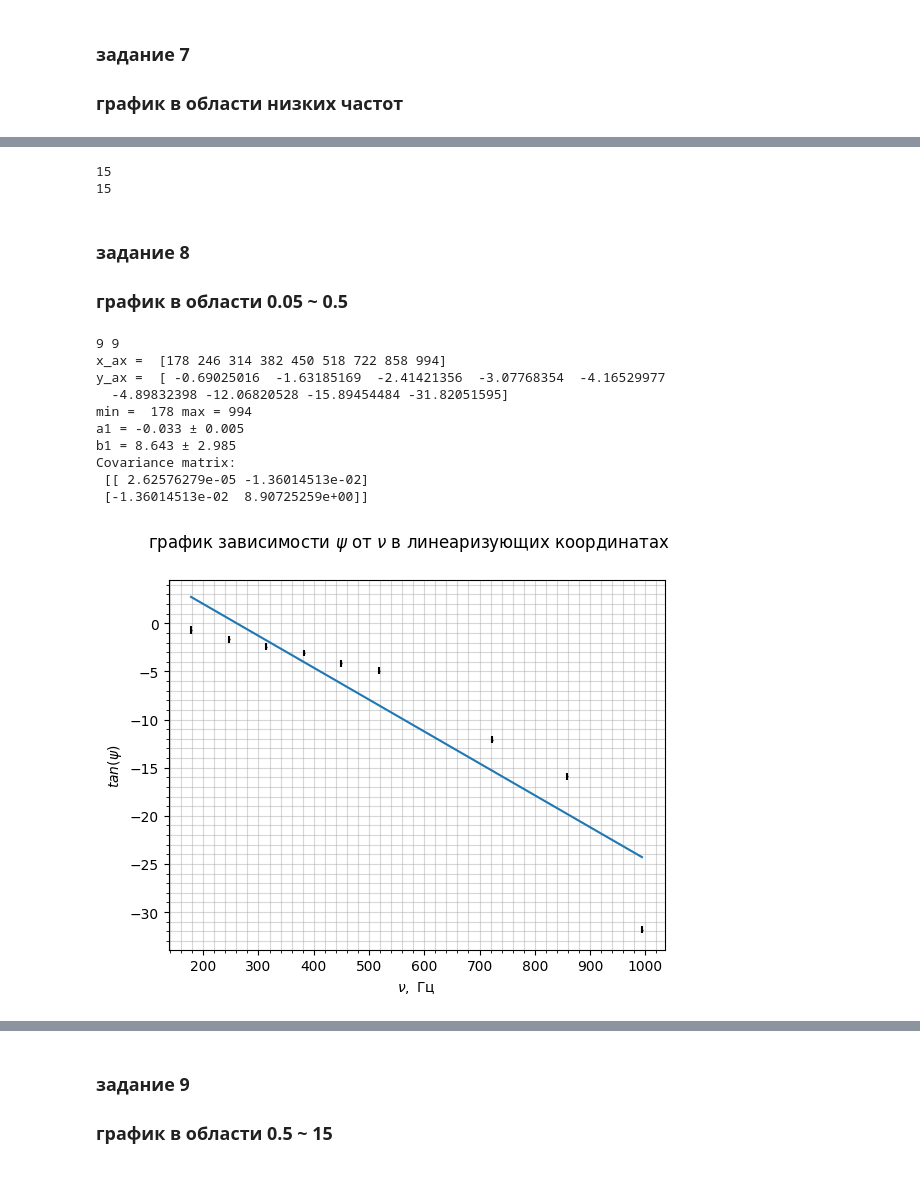
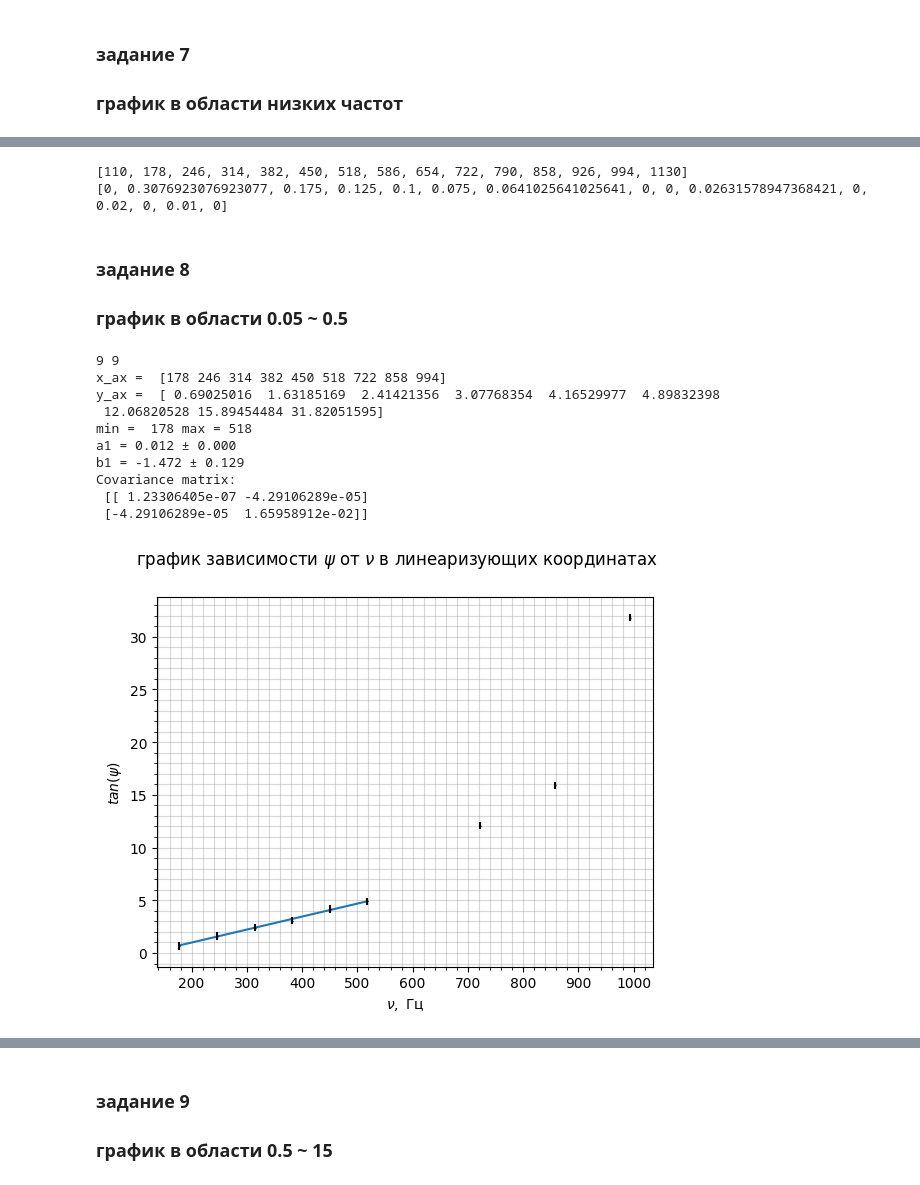
Before and after one commit to Bebriali/labs_ost, a Jupyter notebook: lab_3.7.1/lab.ipynb, the cells around one changed output, grey strips where cells are left out. Cells and saved outputs as stored; diff of their text form; code cells hidden in the pictures.

```diff
--- a/lab_3.7.1/lab.ipynb
+++ b/lab_3.7.1/lab.ipynb
@@ -42,7 +42,7 @@ def plot(x_ax, x_err,
 
     if approx == "exp":
         # Fit
-        popt, pcov = curve_fit(exp, x_ax, y_ax, p0=(1, 1, 0))  # initial guess (A, k, C)
+        popt, pcov = curve_fit(exp, x_ax[:6], y_ax, p0=(1, 1, 0))  # initial guess (A, k, C)
 
         # Extract parameters
         A, k, C = popt
@@ -138,45 +151,45 @@ psi = [0, 4/13, 7/40, 5/40, 1/10, 3/40, 5/78, 0, 0, 1/38, 0, 1/50, 0, 1/100, 0]
 dpsi = [0.34 * psi[i] for i in range(len(psi))]
 xi  = [0, 9, 0, 6, 5.6, 4.9, 0, 0, 0, 3.1, 0, 2.7, 0, 2.3, 2] # * 10^(-3)
 
-print(len(nu))
-print(len(psi))
+print(nu)
+print(psi)
 # %% [output]
-15
-15
+[110, 178, 246, 314, 382, 450, 518, 586, 654, 722, 790, 858, 926, 994, 1130]
+[0, 0.3076923076923077, 0.175, 0.125, 0.1, 0.075, 0.0641025641025641, 0, 0, 0.02631578947368421, 0, 0.02, 0, 0.01, 0]
 # %% [markdown]
 ### задание 8
 ### график в области 0.05 ~ 0.5
 # %%
-y_ax  = np.array([tan((psi[i] - 1/2) * np.pi) for i in range(len(psi))])
+y_ax  = np.array([tan((psi[i] - 1/2) * np.pi) for i in range(len(psi))]) * (-1)
 y_err = np.array([(dpsi[i] * np.pi)/abs(cos(psi[i] * np.pi)) * abs(tan((psi[i] + 1/2) * np.pi)) for i in range(len(psi))])
 x_ax = np.array(nu)
 x_err = np.array(dnu)
 psi = np.array(psi)
 mask  = psi != 0
 x_ax  = x_ax[mask]
 y_ax  = y_ax[mask]
 x_err = x_err[mask]
 y_err = y_err[mask]
 print(len(x_ax), len(y_ax))
 plot(x_ax, x_err,
      y_ax, y_err,
      r"$\nu, \ \text{Гц}$",
      r"$tan(\psi)$",
      r"график зависимости $\psi$ от $\nu$ в линеаризующих координатах",
      "lin")
 # remove zeros (they break exp fitting)
 # %% [output]
 9 9
 x_ax =  [178 246 314 382 450 518 722 858 994]
-y_ax =  [ -0.69025016  -1.63185169  -2.41421356  -3.07768354  -4.16529977
-  -4.89832398 -12.06820528 -15.89454484 -31.82051595]
-min =  178 max = 994
-a1 = -0.033 ± 0.005
-b1 = 8.643 ± 2.985
+y_ax =  [ 0.69025016  1.63185169  2.41421356  3.07768354  4.16529977  4.89832398
+ 12.06820528 15.89454484 31.82051595]
+min =  178 max = 518
+a1 = 0.012 ± 0.000
+b1 = -1.472 ± 0.129
 Covariance matrix:
- [[ 2.62576279e-05 -1.36014513e-02]
- [-1.36014513e-02  8.90725259e+00]]
+ [[ 1.23306405e-07 -4.29106289e-05]
+ [-4.29106289e-05  1.65958912e-02]]
-[figure, old version]
+[figure, new version]
 # %%
 nu   = [round(2200 * 1.1978 ** i) for i in range(16)]
 dnu  = [0.001] * len(nu)
```
Also changed, not shown: parts of 7 cells of this notebook, 5 other files.
